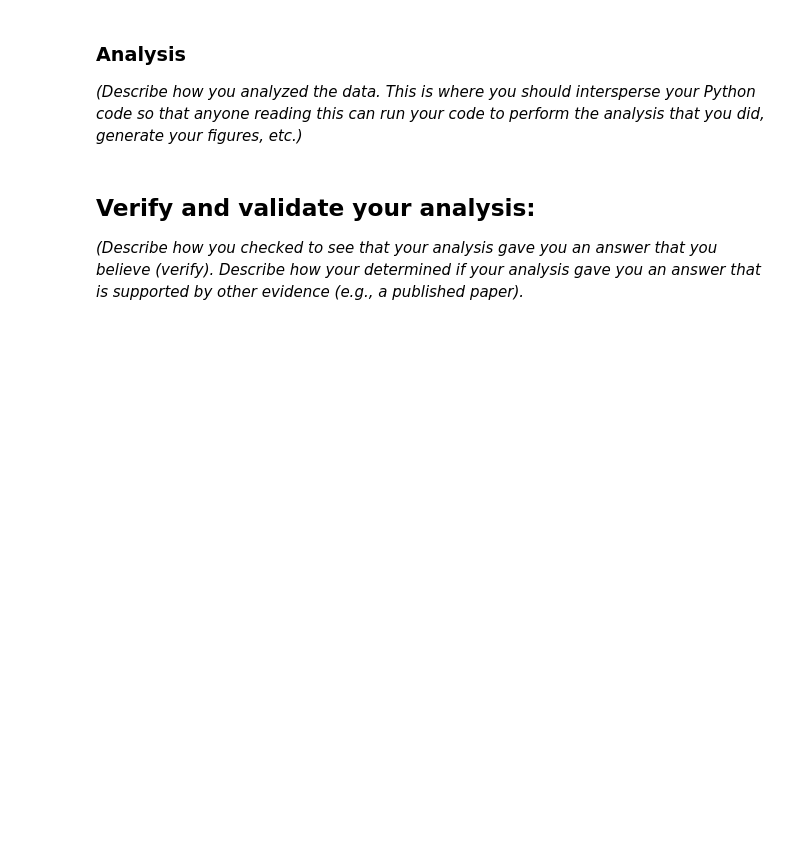
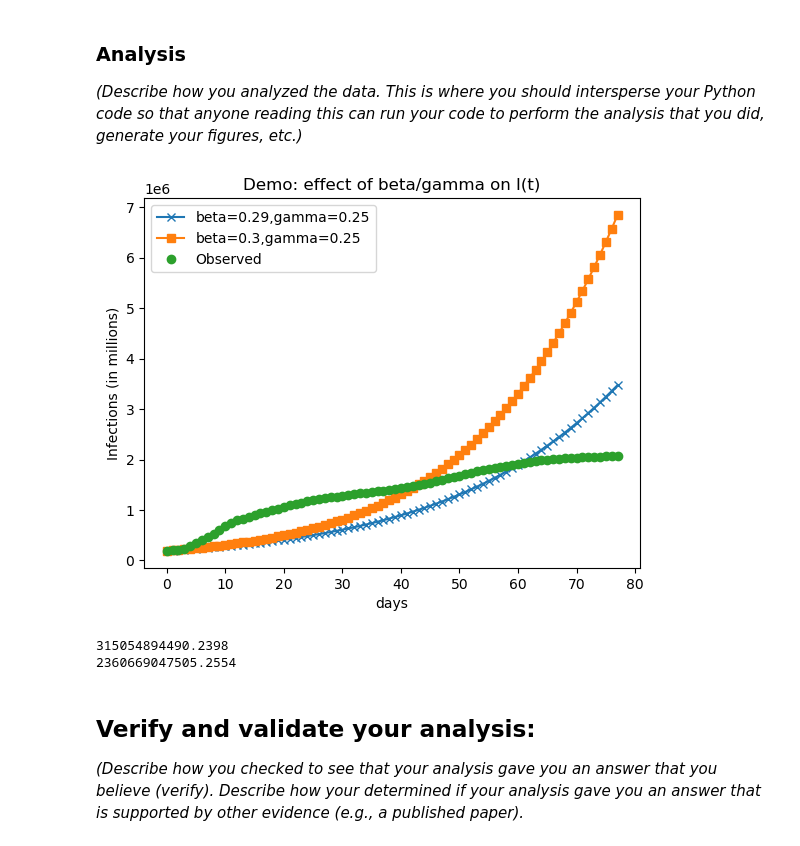
Before and after one commit to christylee1/Module4_covid, a Jupyter notebook: Elmqivst_Lee_Shee_MODULE4 .ipynb, the cells around one changed output. Cells and saved outputs as stored; diff of their text form; code cells hidden in the pictures; blank space fills up the shorter version.

```diff
--- a/Elmqivst_Lee_Shee_MODULE4 .ipynb
+++ b/Elmqivst_Lee_Shee_MODULE4 .ipynb
@@ -152,7 +151,43 @@ plt.show()
 ### Analysis
 *(Describe how you analyzed the data. This is where you should intersperse your Python code so that anyone reading this can run your code to perform the analysis that you did, generate your figures, etc.)*
 # %%
-## PYTHON CODE TO BUILD AND FIT AN SIR MODEL GOES HERE. INTERSPERSE COMMENTS (IN MARKDOWN) TO EXPLAIN EACH STEP.
+# Euler integrator function (already defined above but re-defining for clarity)
+from main_functions import euler_sir
+N = 1410000000
+
+df_full = pd.read_csv("covid_china_data_spring_2022_cumulative (1).csv")
+
+I_obs = df_full['confirmed_cases'].values.astype(float)   # Set up I_obs array from data directly
+t_obs = np.linspace(0, len(I_obs)-1, len(I_obs)) # time array in days
+
+I0_obs = df_full.iloc[0]['confirmed_cases']
+R0_obs = 0.0
+S0_obs = N - I0_obs - R0_obs
+
+beta1 = .29 #random guess for beta
+gamma1 = 1/4 #random guess for gamma
+beta2 = 0.30 #alternative guesses
+gamma2 = 1/4 #alternative guesses
+S1,I1,R1 = euler_sir(beta1, gamma1,S0_obs, I0_obs, R0_obs, t_obs, N)
+S2,I2,R2 = euler_sir(beta2, gamma2, S0_obs, I0_obs, R0_obs, t_obs, N)
+
+plt.plot(t_obs, I1, label=f'beta={beta1},gamma={gamma1}', marker='x')
+plt.plot(t_obs, I2, label=f'beta={beta2},gamma={gamma2}', marker='s')
+plt.plot(t_obs, I_obs, 'o', label='Observed')
+
+plt.legend()
+plt.xlabel('days')
+plt.ylabel('Infections (in millions)')
+plt.title('Demo: effect of beta/gamma on I(t)')
+plt.show()
+
+print(np.mean((I1 - I_obs)**2))
+
+print(np.mean((I2 - I_obs)**2))
+# %% [output]
+[figure, added]
+315054894490.2398
+2360669047505.2554
 # %% [markdown]
 ## Verify and validate your analysis:
 
```
Also changed, not shown: parts of 1 cell of this notebook.
